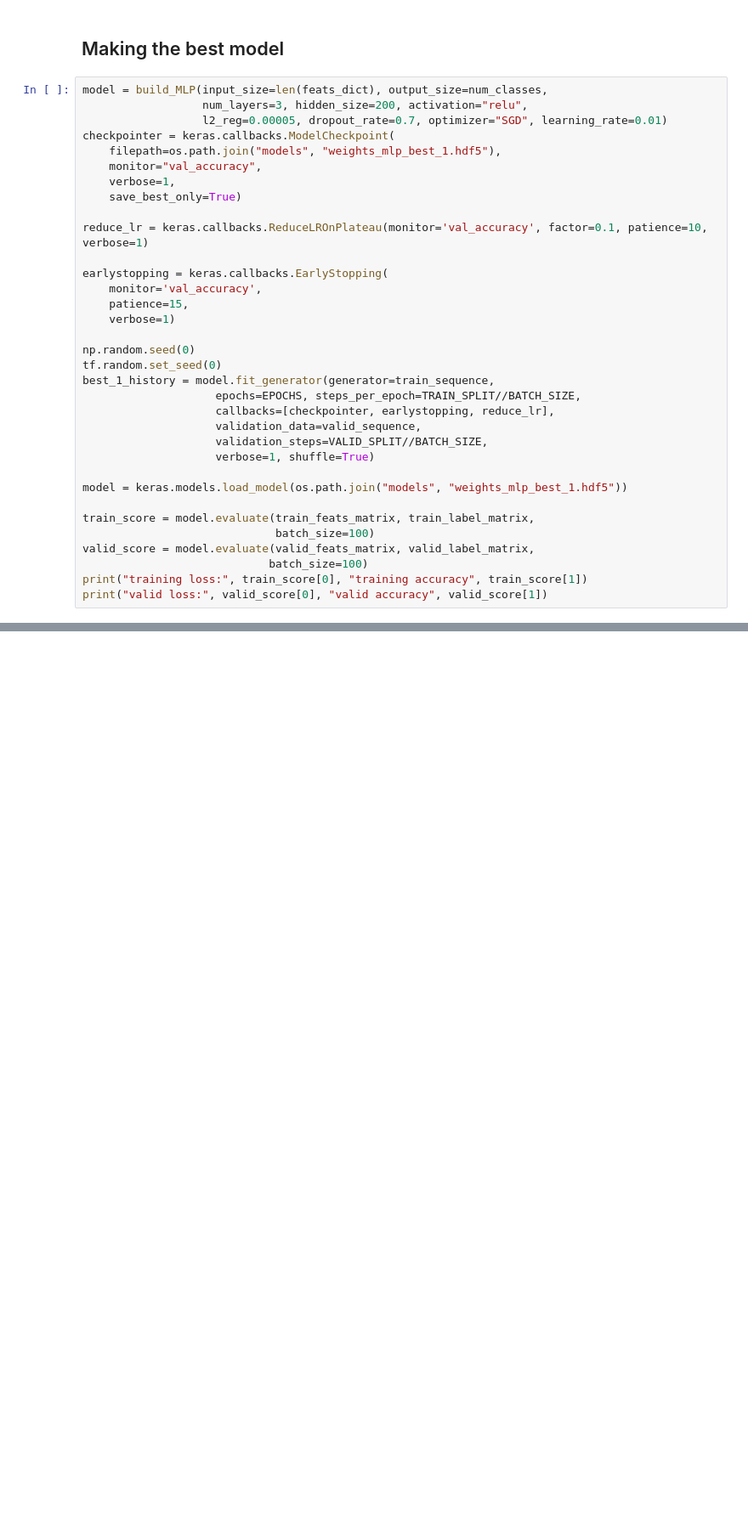
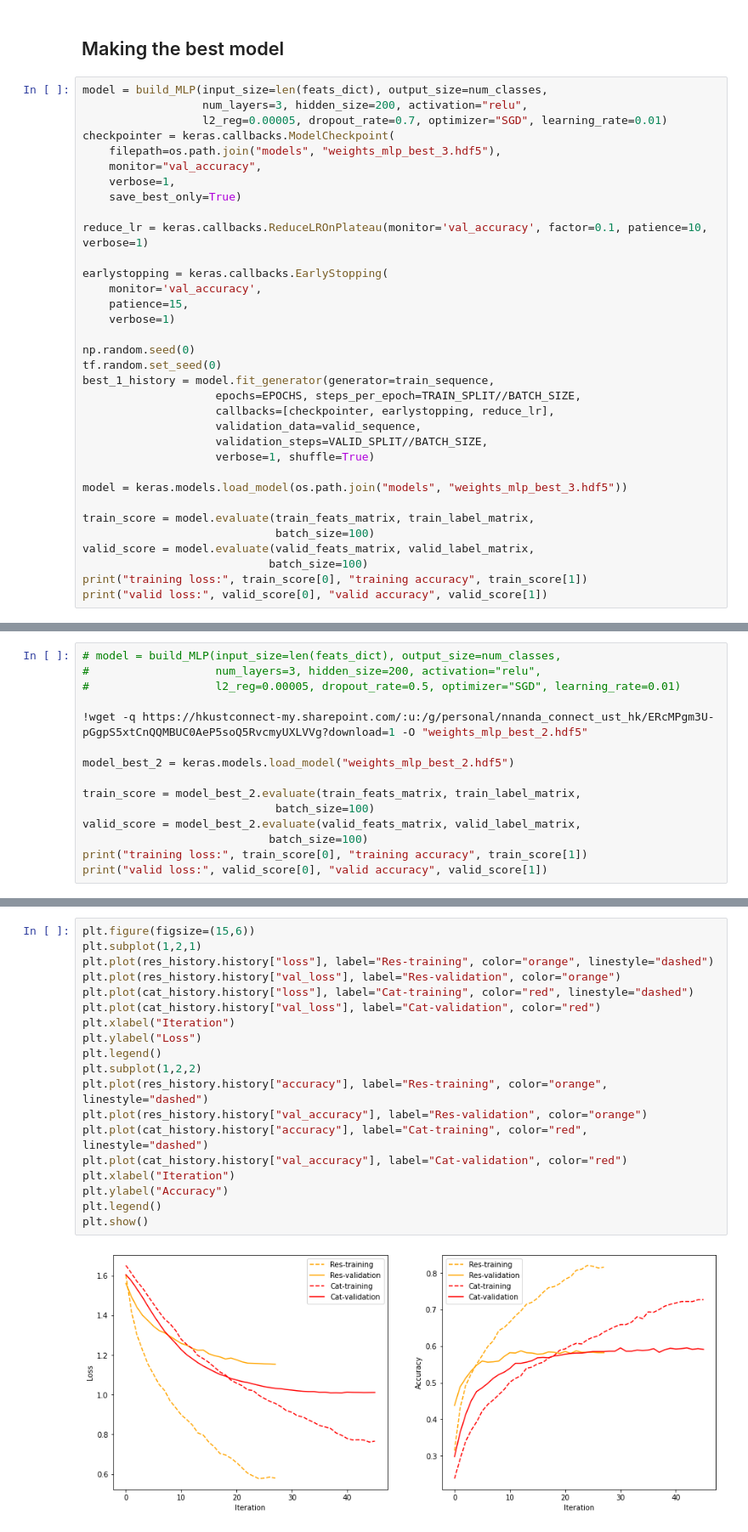
Before and after one commit to nikhilnanda21/yelp-is-all-you-need, a Jupyter notebook: Project1/4332_P1_MLP_DataGenerator.ipynb, the cells around one changed output, grey strips where cells are left out. Shown at 85% size. Cells and saved outputs as stored; diff of their text form; blank space fills up the shorter version.

Commit message:
mlp finalised models and ensemble

```diff
--- a/Project1/4332_P1_MLP_DataGenerator.ipynb
+++ b/Project1/4332_P1_MLP_DataGenerator.ipynb
@@ -1691,7 +1691,7 @@ model = build_MLP(input_size=len(feats_dict), output_size=num_classes,
                   num_layers=3, hidden_size=200, activation="relu",
                   l2_reg=0.00005, dropout_rate=0.7, optimizer="SGD", learning_rate=0.01)
 checkpointer = keras.callbacks.ModelCheckpoint(
-    filepath=os.path.join("models", "weights_mlp_best_1.hdf5"),
+    filepath=os.path.join("models", "weights_mlp_best_3.hdf5"),
     monitor="val_accuracy",
     verbose=1,
     save_best_only=True)
@@ -1712,7 +1712,7 @@ best_1_history = model.fit_generator(generator=train_sequence,
                     validation_steps=VALID_SPLIT//BATCH_SIZE,
                     verbose=1, shuffle=True)
 
-model = keras.models.load_model(os.path.join("models", "weights_mlp_best_1.hdf5"))
+model = keras.models.load_model(os.path.join("models", "weights_mlp_best_3.hdf5"))
 
 train_score = model.evaluate(train_feats_matrix, train_label_matrix,
                              batch_size=100)
@@ -1769,0 +1794,15 @@ Not yet finalized
+# %%
+# model = build_MLP(input_size=len(feats_dict), output_size=num_classes,
+#                   num_layers=3, hidden_size=200, activation="relu",
+#                   l2_reg=0.00005, dropout_rate=0.5, optimizer="SGD", learning_rate=0.01)
+
+!wget -q https://hkustconnect-my.sharepoint.com/:u:/g/personal/nnanda_connect_ust_hk/ERcMPgm3U-pGgpS5xtCnQQMBUC0AeP5soQ5RvcmyUXLVVg?download=1 -O "weights_mlp_best_2.hdf5"
+
+model_best_2 = keras.models.load_model("weights_mlp_best_2.hdf5")
+
+train_score = model_best_2.evaluate(train_feats_matrix, train_label_matrix,
+                             batch_size=100)
+valid_score = model_best_2.evaluate(valid_feats_matrix, valid_label_matrix,
+                            batch_size=100)
+print("training loss:", train_score[0], "training accuracy", train_score[1])
+print("valid loss:", valid_score[0], "valid accuracy", valid_score[1])
@@ -1769,0 +1921,21 @@ Not yet finalized
+# %%
+plt.figure(figsize=(15,6))
+plt.subplot(1,2,1)
+plt.plot(res_history.history["loss"], label="Res-training", color="orange", linestyle="dashed")
+plt.plot(res_history.history["val_loss"], label="Res-validation", color="orange")
+plt.plot(cat_history.history["loss"], label="Cat-training", color="red", linestyle="dashed")
+plt.plot(cat_history.history["val_loss"], label="Cat-validation", color="red")
+plt.xlabel("Iteration")
+plt.ylabel("Loss")
+plt.legend()
+plt.subplot(1,2,2)
+plt.plot(res_history.history["accuracy"], label="Res-training", color="orange", linestyle="dashed")
+plt.plot(res_history.history["val_accuracy"], label="Res-validation", color="orange")
+plt.plot(cat_history.history["accuracy"], label="Cat-training", color="red", linestyle="dashed")
+plt.plot(cat_history.history["val_accuracy"], label="Cat-validation", color="red")
+plt.xlabel("Iteration")
+plt.ylabel("Accuracy")
+plt.legend()
+plt.show()
+# %% [output]
+[figure, added]
```
Also changed, not shown: parts of 17 cells of this notebook.
